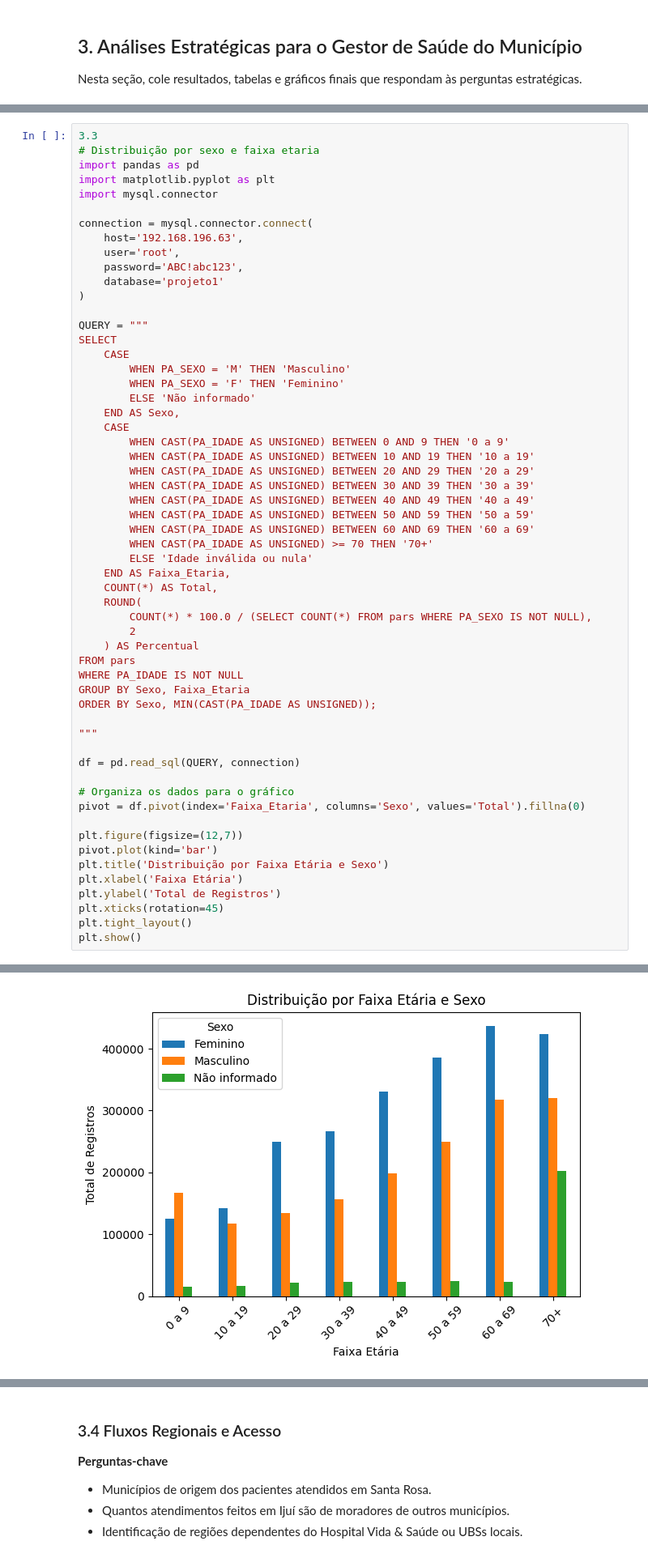
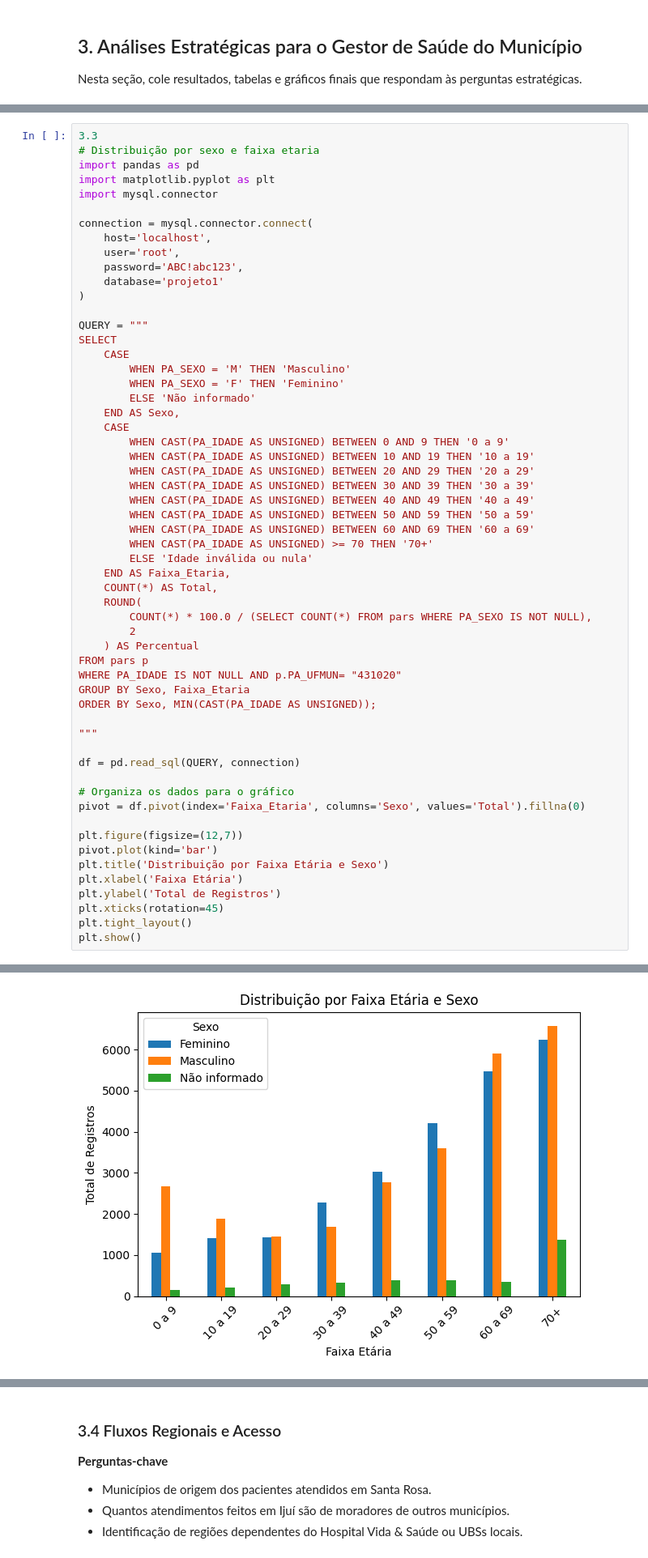
Before and after one commit to piril4mp0/python-pandas-datasus, a Jupyter notebook: notebook.ipynb, the cells around one changed output, grey strips where cells are left out. Shown at 81% size. Saved outputs shown, nothing was run; the diff lists cells and outputs as text.

```diff
--- a/notebook.ipynb
+++ b/notebook.ipynb
@@ -641,7 +586,7 @@ import matplotlib.pyplot as plt
 import mysql.connector
 
 connection = mysql.connector.connect(
-    host='192.168.196.63',
+    host='localhost',
     user='root',
     password='ABC!abc123',
     database='projeto1'
@@ -663,36 +608,36 @@ SELECT
         WHEN CAST(PA_IDADE AS UNSIGNED) BETWEEN 50 AND 59 THEN '50 a 59'
         WHEN CAST(PA_IDADE AS UNSIGNED) BETWEEN 60 AND 69 THEN '60 a 69'
         WHEN CAST(PA_IDADE AS UNSIGNED) >= 70 THEN '70+'
         ELSE 'Idade inválida ou nula'
     END AS Faixa_Etaria,
     COUNT(*) AS Total,
     ROUND(
         COUNT(*) * 100.0 / (SELECT COUNT(*) FROM pars WHERE PA_SEXO IS NOT NULL),
         2
     ) AS Percentual
-FROM pars
-WHERE PA_IDADE IS NOT NULL
+FROM pars p
+WHERE PA_IDADE IS NOT NULL AND p.PA_UFMUN= "431020"
 GROUP BY Sexo, Faixa_Etaria
 ORDER BY Sexo, MIN(CAST(PA_IDADE AS UNSIGNED));
 
 """
 
 df = pd.read_sql(QUERY, connection)
 
 # Organiza os dados para o gráfico
 pivot = df.pivot(index='Faixa_Etaria', columns='Sexo', values='Total').fillna(0)
 
 plt.figure(figsize=(12,7))
 pivot.plot(kind='bar')
 plt.title('Distribuição por Faixa Etária e Sexo')
 plt.xlabel('Faixa Etária')
 plt.ylabel('Total de Registros')
 plt.xticks(rotation=45)
 plt.tight_layout()
 plt.show()
 # %% [output]
 <Figure size 1200x700 with 0 Axes>
-[figure, old version]
+[figure, new version]
 # %%
 # Segunda parte 3.3 - Principais CIDs
 import pandas as pd
```
Also changed, not shown: parts of 16 cells of this notebook.
